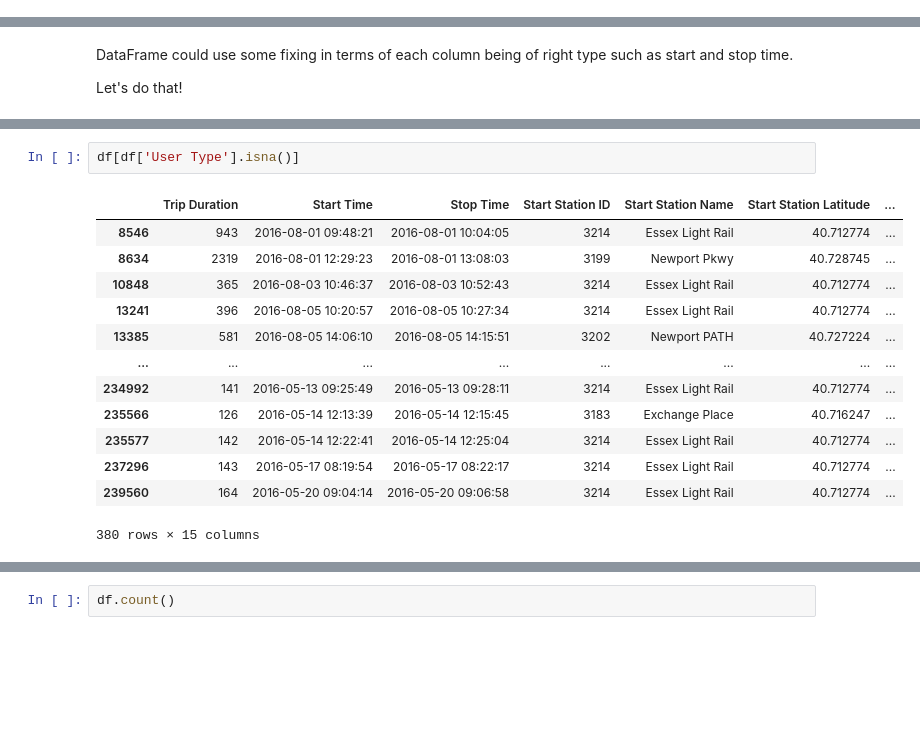
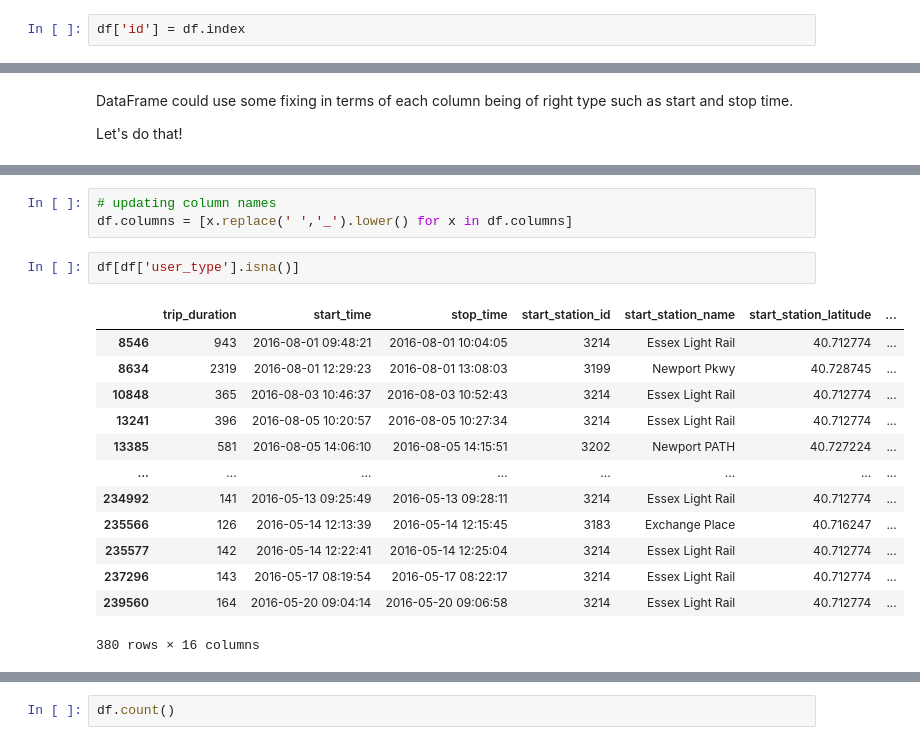
Before and after one commit to ethanenkhtur/bike_rental_data_management, a Jupyter notebook: project.ipynb, the cells around one changed output, grey strips where cells are left out. Saved outputs shown, nothing was run; the diff lists cells and outputs as text; blank space fills up the shorter version.

Commit message:
updated columns names for better functionality

```diff
--- a/project.ipynb
+++ b/project.ipynb
@@ -17,6 +17,8 @@ for file in csv_files:
     dataframes.append(df)
 
 df = pd.concat(dataframes, ignore_index=True)
+# %%
+df['id'] = df.index
 # %%
 df.head(3)
 # %% [output]
@@ -92,7 +118,10 @@ dtype: object
+# %%
+# updating column names
+df.columns = [x.replace(' ','_').lower() for x in df.columns]
 # %%
-df[df['User Type'].isna()]
+df[df['user_type'].isna()]
 # %% [output]
-|  | Trip Duration | Start Time | Stop Time | Start Station ID | Start Station Name | Start Station Latitude | ... |
+|  | trip_duration | start_time | stop_time | start_station_id | start_station_name | start_station_latitude | ... |
 | 8546 | 943 | 2016-08-01 09:48:21 | 2016-08-01 10:04:05 | 3214 | Essex Light Rail | 40.712774 | ... |
 | 8634 | 2319 | 2016-08-01 12:29:23 | 2016-08-01 13:08:03 | 3199 | Newport Pkwy | 40.728745 | ... |
 | 10848 | 365 | 2016-08-03 10:46:37 | 2016-08-03 10:52:43 | 3214 | Essex Light Rail | 40.712774 | ... |
@@ -104,4 +133,4 @@ df[df['User Type'].isna()]
 | 235577 | 142 | 2016-05-14 12:22:41 | 2016-05-14 12:25:04 | 3214 | Essex Light Rail | 40.712774 | ... |
 | 237296 | 143 | 2016-05-17 08:19:54 | 2016-05-17 08:22:17 | 3214 | Essex Light Rail | 40.712774 | ... |
 | 239560 | 164 | 2016-05-20 09:04:14 | 2016-05-20 09:06:58 | 3214 | Essex Light Rail | 40.712774 | ... |
-380 rows × 15 columns
+380 rows × 16 columns
```
Also changed, not shown: parts of 6 cells of this notebook.
